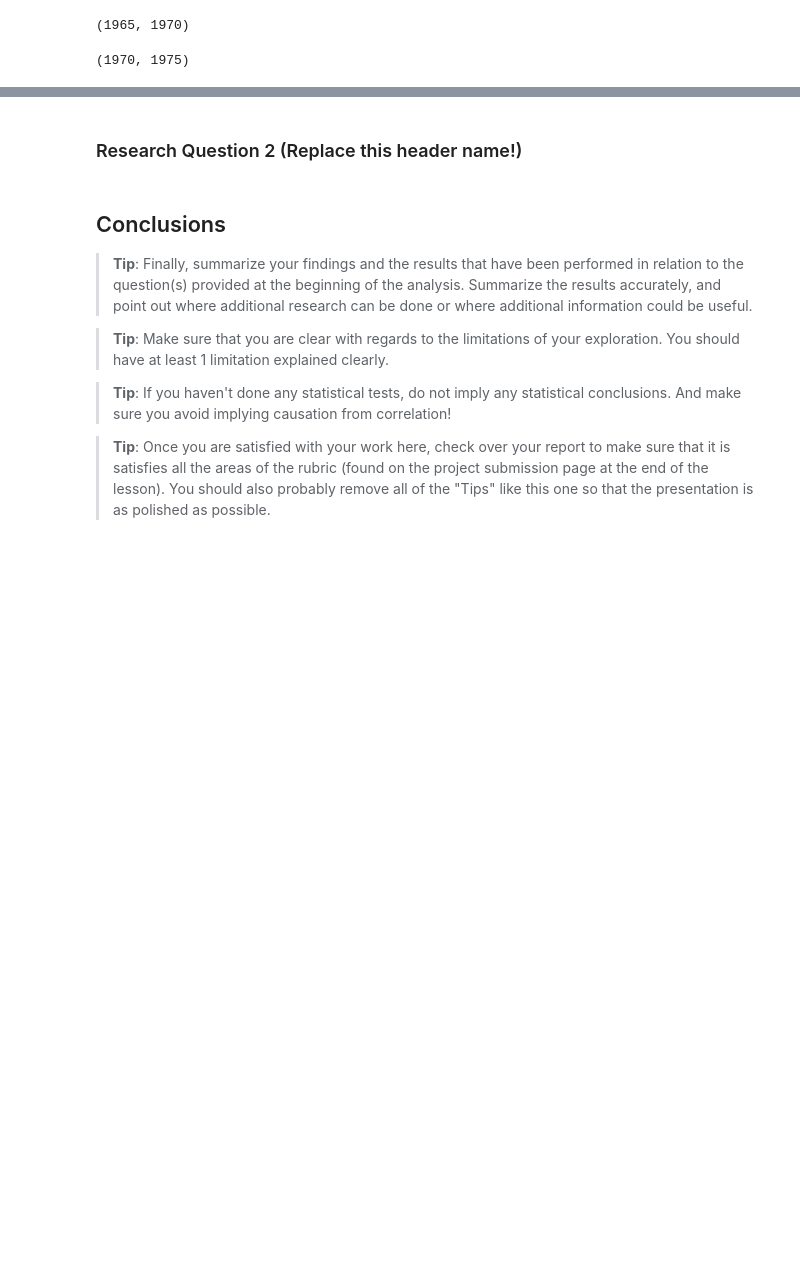
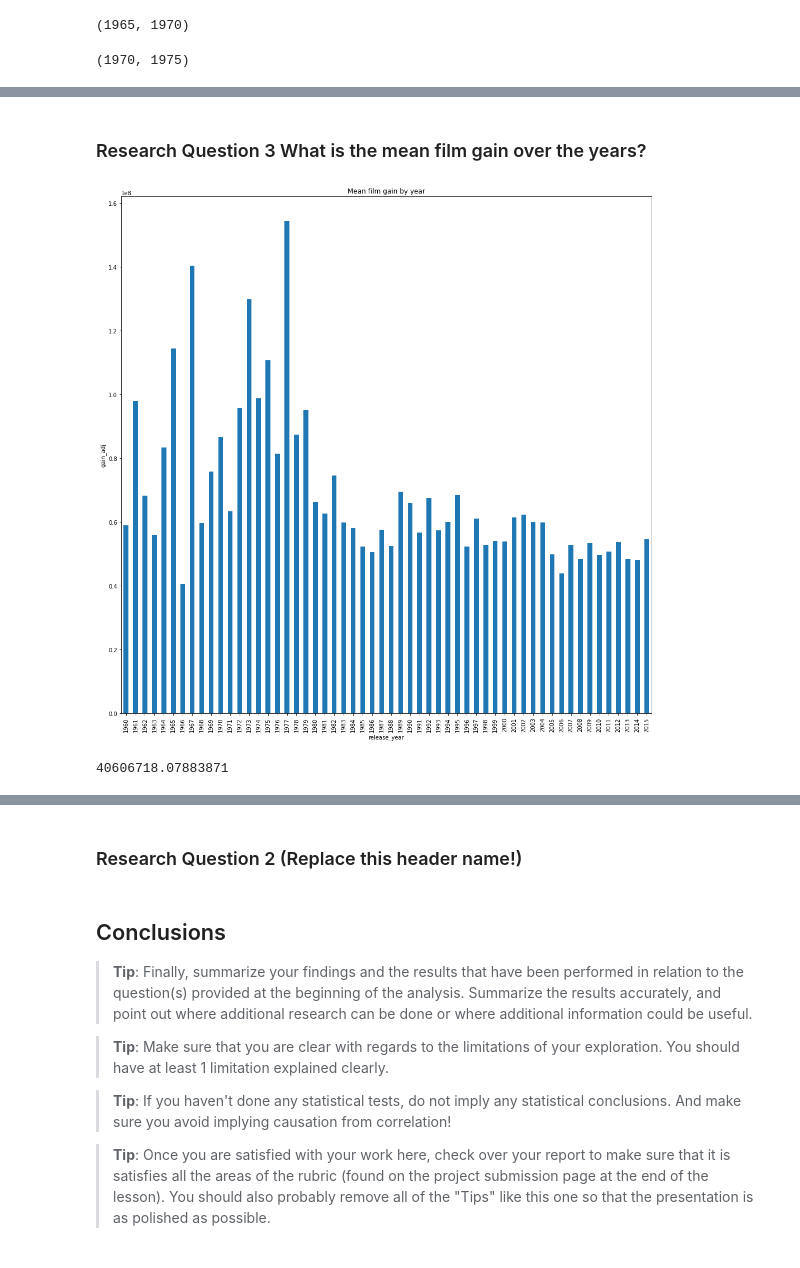
Before and after one commit to temajozias/Udacity-DataAnalystND-P1-Investigate-a-Dataset, a Jupyter notebook: Investigate_a_Dataset.ipynb, the cells around one changed output, grey strips where cells are left out. Drawn from its saved outputs; the diff is of its cells as text; code cells hidden in the pictures; blank space fills up the shorter version.

```diff
--- a/Investigate_a_Dataset.ipynb
+++ b/Investigate_a_Dataset.ipynb
@@ -417,0 +447,13 @@ memory usage: 2.2+ MB
+# %% [markdown]
+### Research Question 3  What is the mean film gain over the years?
+# %%
+df.groupby('release_year').mean()['gain_adj'].plot(kind='bar',
+                                                   figsize=(17, 17),
+                                                   title='Mean film gain by year',
+                                                   ylabel='gain_adj');
+# %% [output]
+[figure, added]
+# %%
+df.groupby('release_year').mean()['gain_adj'].min()
+# %% [output]
+40606718.07883871
```
Also changed, not shown: parts of 54 cells of this notebook, 1 other file.
